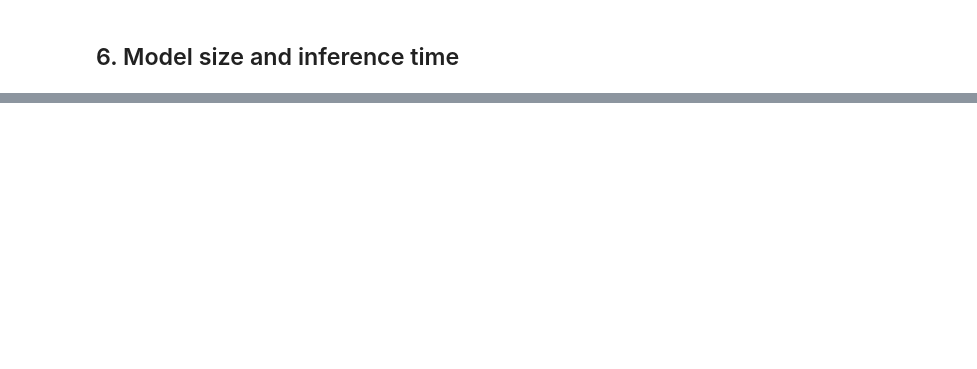
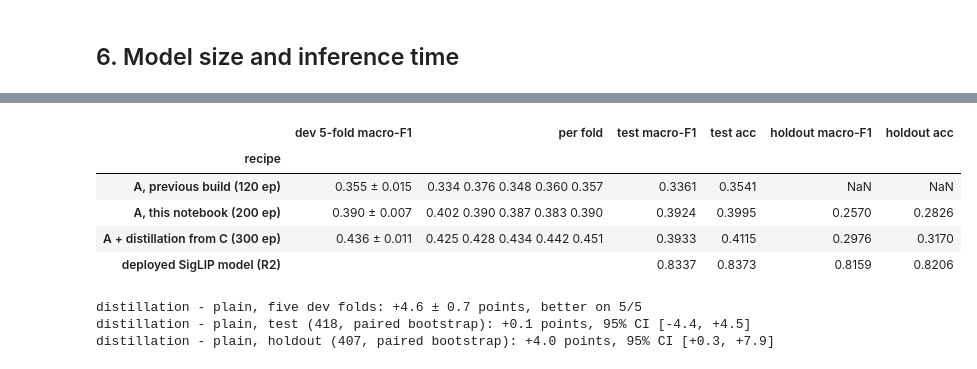
Before and after one commit to Vaperizer2/626-Project, a Jupyter notebook: notebooks/ITRI626_three_models.ipynb, the cells around one changed output, grey strips where cells are left out. Cells and saved outputs as stored; diff of their text form; code cells hidden in the pictures; blank space fills up the shorter version.

```diff
--- a/notebooks/ITRI626_three_models.ipynb
+++ b/notebooks/ITRI626_three_models.ipynb
@@ -624,0 +648,52 @@ The ranking follows **how much relevant visual knowledge each model brings to a
+# %%
+import json
+from pathlib import Path
+
+def five_fold(path, h):
+    recs = {}
+    for ln in Path(path).read_text().splitlines():
+        if ln.strip():
+            r = json.loads(ln)
+            if r["config_hash"] == h:
+                recs.setdefault(r["fold"], r["macro_f1"])   # first run per fold = the five-fold confirmation
+    f = np.array([recs[k] for k in range(5)]); return f
+
+IMPR = H.ROOT / "results" / "scratch_cnn_improvement"
+ld = lambda p: json.loads(Path(p).read_text())
+f_old = five_fold(H.ROOT / "results/phase2/runs_fixed.jsonl", "4e4c6e8f6cf3")
+f_200 = five_fold(H.ROOT / "results/runs_win.jsonl", "b0afa2aa4d60")
+f_kd = five_fold(H.ROOT / "results/runs_win.jsonl", "fbe64b2765cb")
+t200, tkd = ld(IMPR / "test_plain_200ep_b0afa2aa4d60_fold0.json"), ld(IMPR / "test_distill_300ep_fbe64b2765cb_fold0.json")
+h200, hkd = ld(IMPR / "web_holdout_plain_200ep_b0afa2aa4d60.json"), ld(IMPR / "web_holdout_distill_300ep_fbe64b2765cb.json")
+wh = ld(H.ROOT / "results/final/final_test_web_holdout_v1.json")
+assert abs(t200["macro_f1"] - metrics["models"]["A_scratch_cnn"]["test"]["macro_f1"]) < 1e-12  # the A of this notebook
+rows = [
+    ("A, previous build (120 ep)", f_old, (0.3361, 0.3541), None),
+    ("A, this notebook (200 ep)", f_200, (t200["macro_f1"], t200["accuracy"]), (h200["macro_f1"], h200["accuracy"])),
+    ("A + distillation from C (300 ep)", f_kd, (tkd["macro_f1"], tkd["accuracy"]), (hkd["macro_f1"], hkd["accuracy"])),
+]
+tab = pd.DataFrame([{"recipe": n, "dev 5-fold macro-F1": f"{f.mean():.3f} ± {f.std(ddof=1):.3f}",
+                     "per fold": " ".join(f"{x:.3f}" for x in f),
+                     "test macro-F1": t[0], "test acc": t[1],
+                     "holdout macro-F1": (h[0] if h else np.nan), "holdout acc": (h[1] if h else np.nan)} for n, f, t, h in rows]
+                   + [{"recipe": "deployed SigLIP model (R2)", "dev 5-fold macro-F1": "", "per fold": "",
+                       "test macro-F1": metrics["references"]["R2_deployed_fused"]["test"]["macro_f1"],
+                       "test acc": metrics["references"]["R2_deployed_fused"]["test"]["accuracy"],
+                       "holdout macro-F1": wh["macro_f1"], "holdout acc": wh["accuracy"]}]).set_index("recipe")
+display(tab.round(4))
+d = f_kd - f_200
+s_test = ld(IMPR / "summary.json")["paired_bootstrap_2000_kd_minus_plain"]
+s_hold = ld(IMPR / "web_holdout_summary.json")["paired_bootstrap_2000_kd_minus_plain"]
+print(f"distillation - plain, five dev folds: {100*d.mean():+.1f} ± {100*d.std(ddof=1)/np.sqrt(5):.1f} points, better on {int((d>0).sum())}/5")
+print(f"distillation - plain, test (418, paired bootstrap): {100*s_test['macro_f1_mean']:+.1f} points, 95% CI [{100*s_test['macro_f1_ci95'][0]:+.1f}, {100*s_test['macro_f1_ci95'][1]:+.1f}]")
+print(f"distillation - plain, holdout (407, paired bootstrap): {100*s_hold['macro_f1_mean']:+.1f} points, 95% CI [{100*s_hold['macro_f1_ci95'][0]:+.1f}, {100*s_hold['macro_f1_ci95'][1]:+.1f}]")
+# %% [output]
+|  | dev 5-fold macro-F1 | per fold | test macro-F1 | test acc | holdout macro-F1 | holdout acc |
+| recipe |  |  |  |  |  |  |
+| A, previous build (120 ep) | 0.355 ± 0.015 | 0.334 0.376 0.348 0.360 0.357 | 0.3361 | 0.3541 | NaN | NaN |
+| A, this notebook (200 ep) | 0.390 ± 0.007 | 0.402 0.390 0.387 0.383 0.390 | 0.3924 | 0.3995 | 0.2570 | 0.2826 |
+| A + distillation from C (300 ep) | 0.436 ± 0.011 | 0.425 0.428 0.434 0.442 0.451 | 0.3933 | 0.4115 | 0.2976 | 0.3170 |
+| deployed SigLIP model (R2) |  |  | 0.8337 | 0.8373 | 0.8159 | 0.8206 |
+distillation - plain, five dev folds: +4.6 ± 0.7 points, better on 5/5
+distillation - plain, test (418, paired bootstrap): +0.1 points, 95% CI [-4.4, +4.5]
+distillation - plain, holdout (407, paired bootstrap): +4.0 points, 95% CI [+0.3, +7.9]
```
Also changed, not shown: parts of 28 cells of this notebook, 59 other files.
